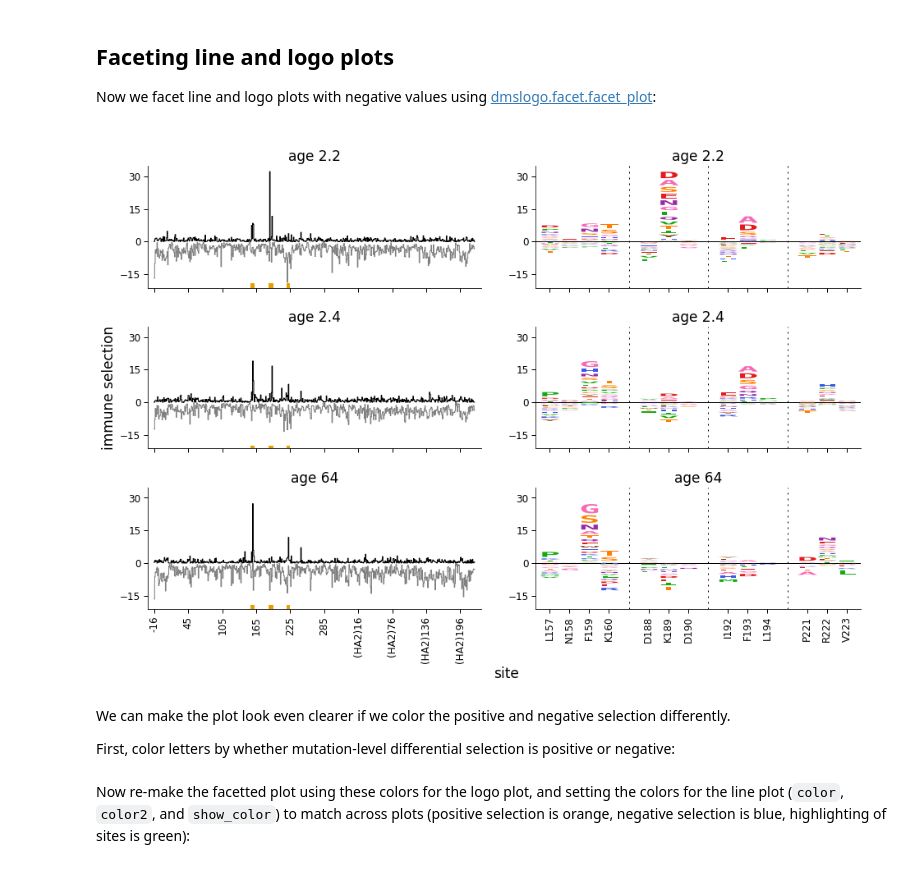
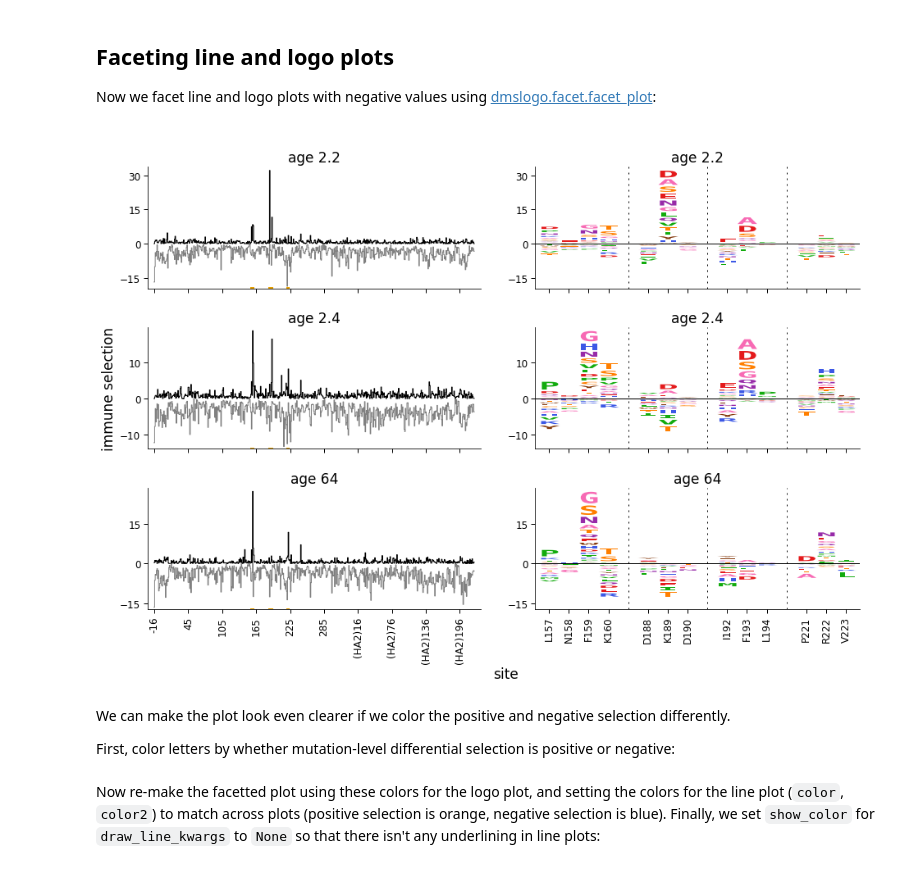
Before and after one commit to jbloomlab/dmslogo, a Jupyter notebook: notebooks/negative_values.ipynb, the cells around one changed output. Saved outputs shown, nothing was run; the diff lists cells and outputs as text; code cells hidden in the pictures.

```diff
--- a/notebooks/negative_values.ipynb
+++ b/notebooks/negative_values.ipynb
@@ -211,23 +211,24 @@ Now we facet line and logo plots with negative values using [dmslogo.facet.facet
 # %%
 fig, axes = dmslogo.facet_plot(
                 ha_df,
                 gridrow_col='sample',
                 x_col='isite',
                 show_col='to_show',
                 draw_line_kwargs={'height_col': 'positive_diffsel',
                                   'xtick_col': 'site',
                                   'height_col2': 'negative_diffsel',
                                   'ylabel': 'immune selection'},
                 draw_logo_kwargs={'letter_col': 'mutation',
                                   'letter_height_col': 'mutdiffsel',
                                   'xtick_col': 'site_label',
                                   'xlabel': 'site',
                                   'ylabel': 'immune selection'},
                 share_ylabel=True,
                 share_xlabel=True,
+                share_ylim_across_rows=False,
                 )
 # %% [output]
-[figure, old version]
+[figure, new version]
 # %% [markdown]
 We can make the plot look even clearer if we color the positive and negative selection differently.
 
@@ -240,7 +241,8 @@ ha_df = (
                                         CBPALETTE[2]))
     )
 # %% [markdown]
-Now re-make the facetted plot using these colors for the logo plot, and setting the colors for the line plot (`color`, `color2`, and `show_color`) to match across plots (positive selection is orange, negative selection is blue, highlighting of sites is green):
+Now re-make the facetted plot using these colors for the logo plot, and setting the colors for the line plot (`color`, `color2`) to match across plots (positive selection is orange, negative selection is blue).
+Finally, we set `show_color` for `draw_line_kwargs` to `None` so that there isn't any underlining in line plots:
 # %%
 fig, axes = dmslogo.facet_plot(
                 ha_df,
```
Also changed, not shown: parts of 7 cells of this notebook, 3 other files.
